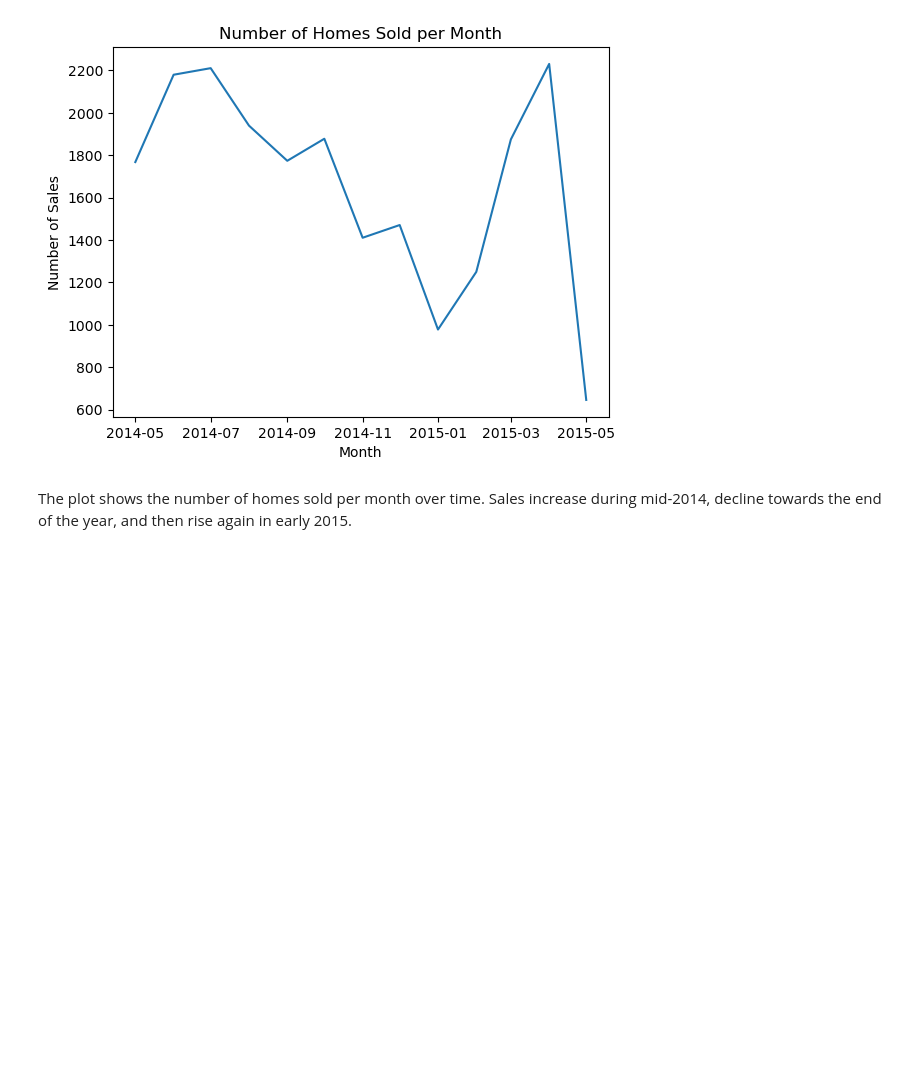
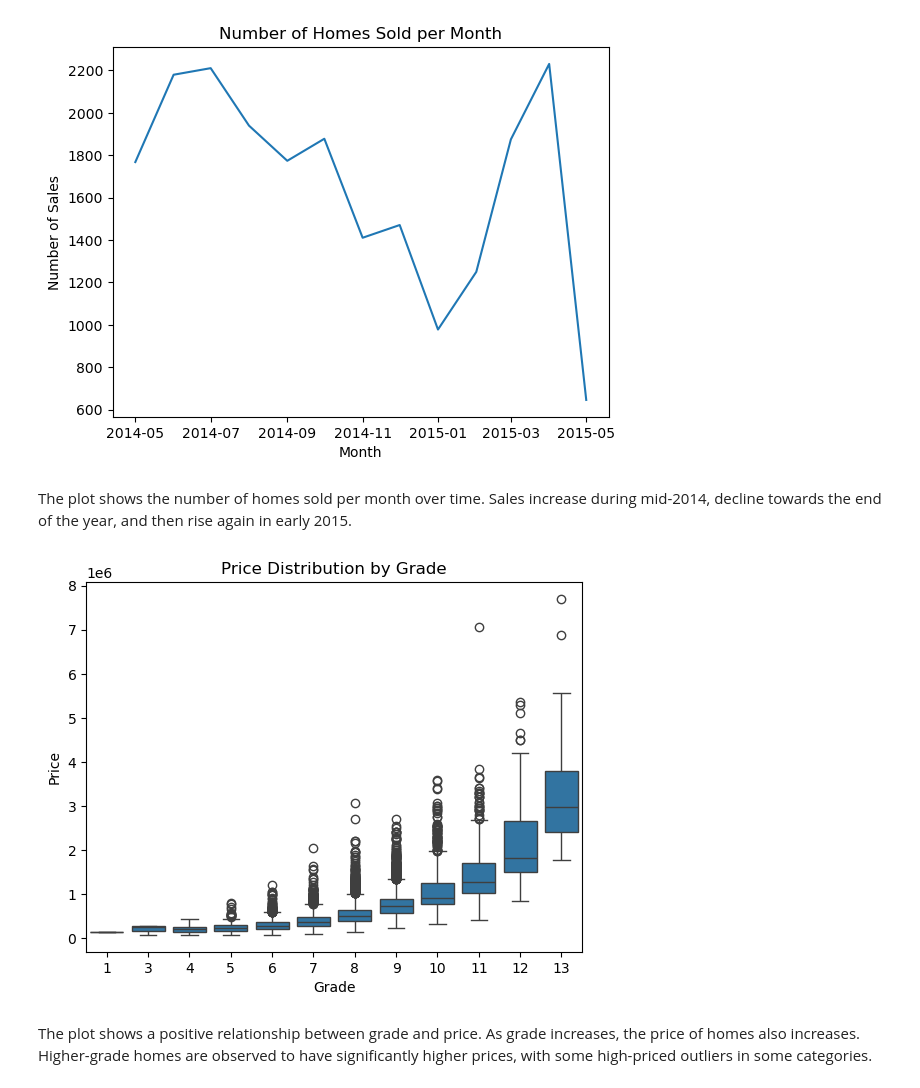
Before and after one commit to madhuraroyba25/EDA-with-Python, a Jupyter notebook: HW5_EDA_Python.ipynb, the cells around one changed output. Cells and saved outputs as stored; diff of their text form; code cells hidden in the pictures; blank space fills up the shorter version.

Commit message:
Added boxplot of price distribution by grade

```diff
--- a/HW5_EDA_Python.ipynb
+++ b/HW5_EDA_Python.ipynb
@@ -158,3 +158,20 @@ plt.show()
 [figure]
 # %% [markdown]
 The plot shows the number of homes sold per month over time. Sales increase during mid-2014, decline towards the end of the year, and then rise again in early 2015.
+# %%
+#Additional Plot
+sns.boxplot(
+    data=df,
+    x="grade",
+    y="price"
+)
+
+plt.title("Price Distribution by Grade")
+plt.xlabel("Grade")
+plt.ylabel("Price")
+
+plt.show()
+# %% [output]
+[figure, added]
+# %% [markdown]
+The plot shows a positive relationship between grade and price. As grade increases, the price of homes also increases. Higher-grade homes are observed to have significantly higher prices, with some high-priced outliers in some categories.
```
